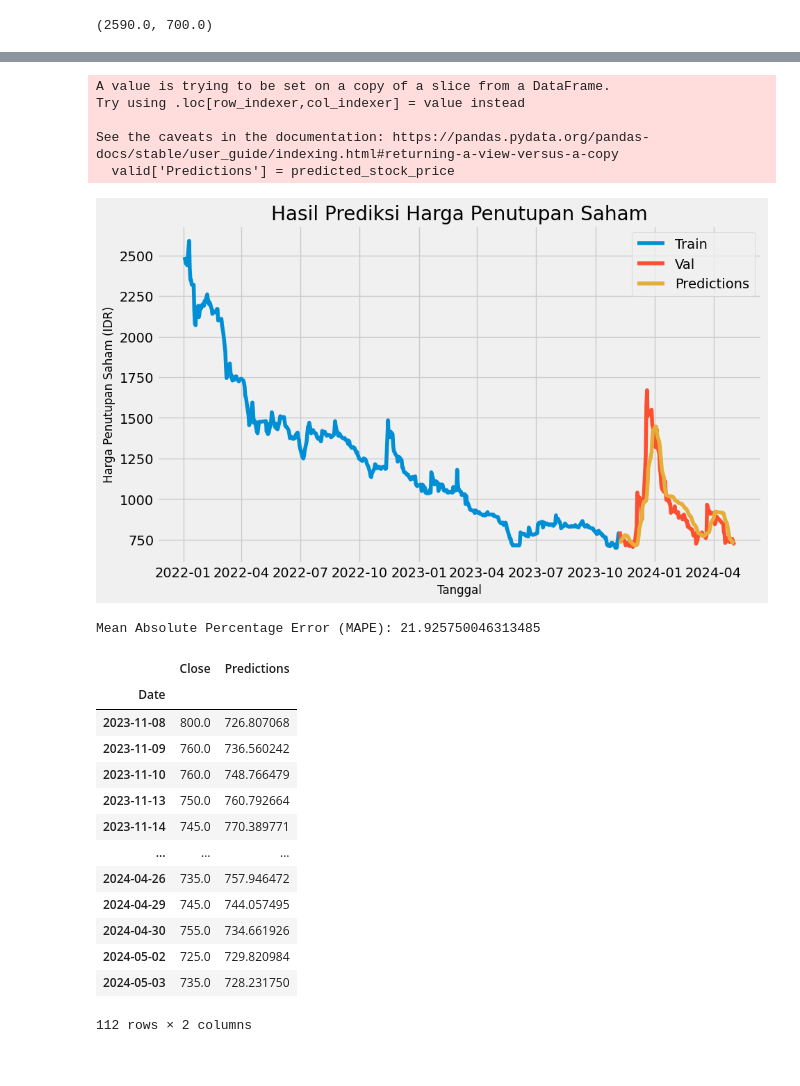
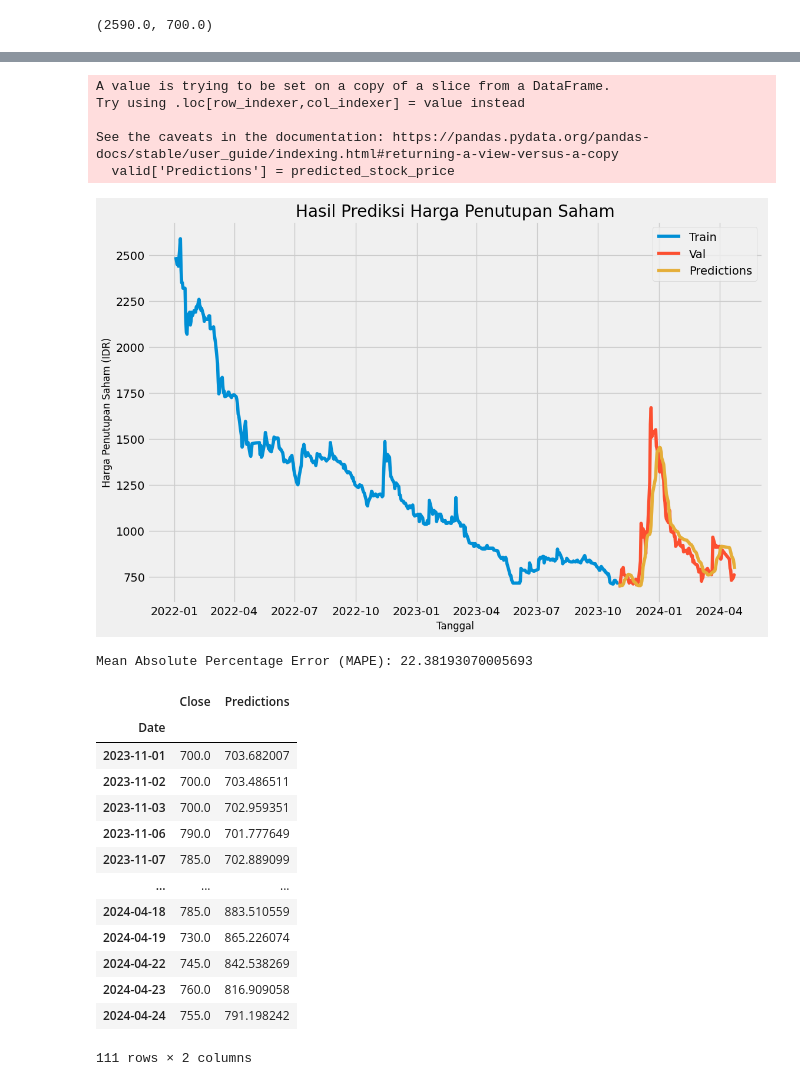
Before and after one commit to taufikhidyt/BioFarma_Internship_Project-Prediksi-Harga-Penutupan-Saham-dengan-LSTM, a Jupyter notebook: Stock_Price_Prediction.ipynb, the cells around one changed output, grey strips where cells are left out. Drawn from its saved outputs; the diff is of its cells as text; code cells hidden in the pictures.

```diff
--- a/Stock_Price_Prediction.ipynb
+++ b/Stock_Price_Prediction.ipynb
@@ -34,7 +34,7 @@ plt.style.use('fivethirtyeight')
 # %%
 # Pulled data from Yahoo Finance
 # Get the stock quote
-df = pdr.get_data_yahoo('KAEF.JK', start='2022-01-01', end=datetime.now())
+df = pdr.get_data_yahoo('KAEF.JK', start='2022-01-01', end='2024-04-25')
 df.tail()
 # %% [output]
 [*********************100%%**********************]  1 of 1 completed
@@ -205,24 +186,24 @@ predicted_stock_price = sc.inverse_transform(y_pred)
 # %%
 # Visualising the results
 train = data_target[:training_data_len]
 valid = data_target[training_data_len:]
 valid['Predictions'] = predicted_stock_price
-plt.figure(figsize=(10,6))
+plt.figure(figsize=(12,8))
 plt.title('Hasil Prediksi Harga Penutupan Saham')
 plt.xlabel('Tanggal', fontsize=12)
 plt.ylabel('Harga Penutupan Saham (IDR)', fontsize=12)
 plt.plot(train['Close'])
 plt.plot(valid[['Close', 'Predictions']])
 plt.legend(['Train', 'Val', 'Predictions'], loc='upper right')
 plt.savefig('saham_kaef_predicted.png')
 plt.show()
 # %% [output]
 A value is trying to be set on a copy of a slice from a DataFrame.
 Try using .loc[row_indexer,col_indexer] = value instead
 
 See the caveats in the documentation: https://pandas.pydata.org/pandas-docs/stable/user_guide/indexing.html#returning-a-view-versus-a-copy
   valid['Predictions'] = predicted_stock_price
-[figure, old version]
+[figure, new version]
 # %%
 def compute_mape(actual, predicted):
     return np.mean(np.abs((actual - predicted) / actual)) * 100
@@ -233,24 +214,24 @@ y_test = np.squeeze(y_test)
 mape = compute_mape(y_test, predicted_stock_price)
 print("Mean Absolute Percentage Error (MAPE):", mape)
 # %% [output]
-Mean Absolute Percentage Error (MAPE): 21.925750046313485
+Mean Absolute Percentage Error (MAPE): 22.38193070005693
 # %%
 valid
 # %% [output]
 |  | Close | Predictions |
 | Date |  |  |
-| 2023-11-08 | 800.0 | 726.807068 |
-| 2023-11-09 | 760.0 | 736.560242 |
-| 2023-11-10 | 760.0 | 748.766479 |
-| 2023-11-13 | 750.0 | 760.792664 |
-| 2023-11-14 | 745.0 | 770.389771 |
+| 2023-11-01 | 700.0 | 703.682007 |
+| 2023-11-02 | 700.0 | 703.486511 |
+| 2023-11-03 | 700.0 | 702.959351 |
+| 2023-11-06 | 790.0 | 701.777649 |
+| 2023-11-07 | 785.0 | 702.889099 |
 | ... | ... | ... |
-| 2024-04-26 | 735.0 | 757.946472 |
-| 2024-04-29 | 745.0 | 744.057495 |
-| 2024-04-30 | 755.0 | 734.661926 |
-| 2024-05-02 | 725.0 | 729.820984 |
-| 2024-05-03 | 735.0 | 728.231750 |
+| 2024-04-18 | 785.0 | 883.510559 |
+| 2024-04-19 | 730.0 | 865.226074 |
+| 2024-04-22 | 745.0 | 842.538269 |
+| 2024-04-23 | 760.0 | 816.909058 |
+| 2024-04-24 | 755.0 | 791.198242 |
-112 rows × 2 columns
+111 rows × 2 columns
 # %%
 #Make predictions for the next week
 last_60_days = test_data[-60:]
```
Also changed, not shown: parts of 10 cells of this notebook.
